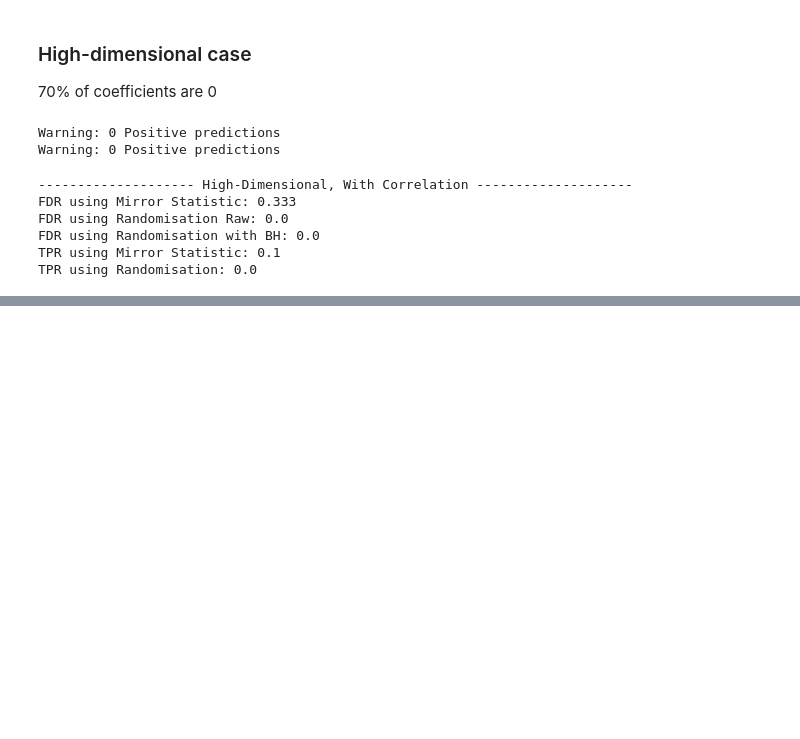
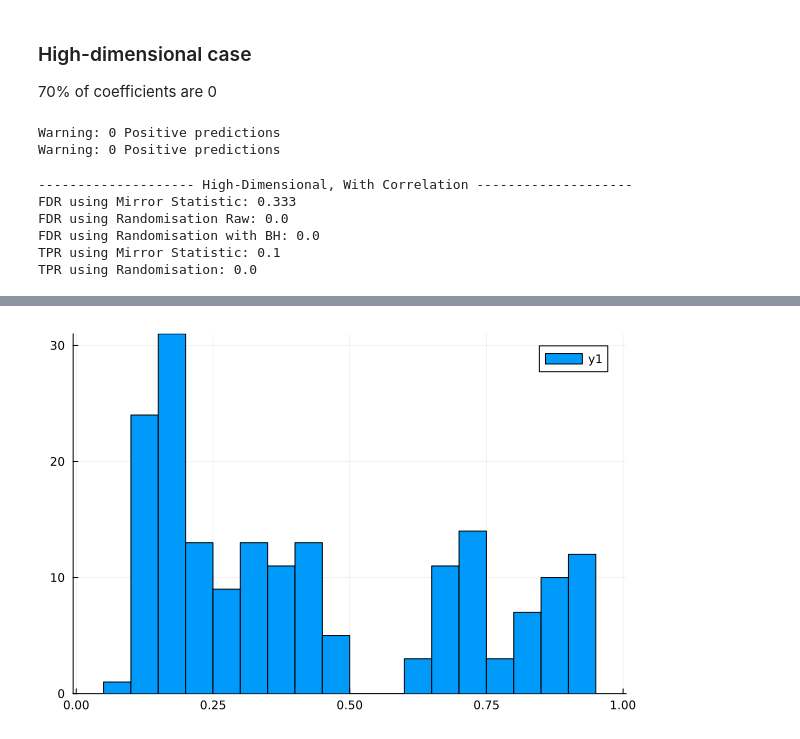
Before and after one commit to marcoelba/SelectiveInference, a Jupyter notebook: src/Comparison_randomisation_ms.ipynb, the cells around one changed output, grey strips where cells are left out. Cells and saved outputs as stored; diff of their text form; code cells hidden in the pictures; blank space fills up the shorter version.

```diff
--- a/src/Comparison_randomisation_ms.ipynb
+++ b/src/Comparison_randomisation_ms.ipynb
@@ -186,0 +432,4 @@ TPR using Randomisation: 0.0
+# %%
+histogram(df_metrics.TPR_Rand, bins=20)
+# %% [output]
+[figure, added]
```
Also changed, not shown: parts of 23 cells of this notebook, 1 other file.
